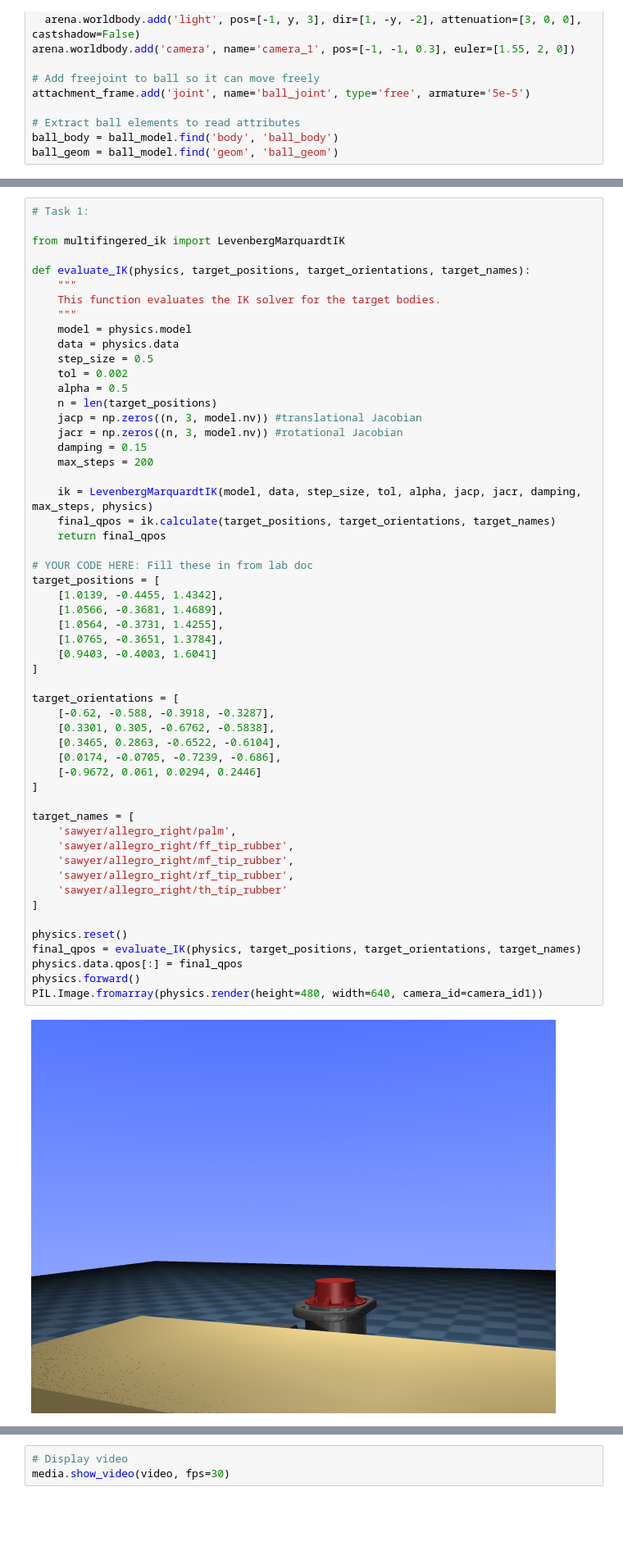
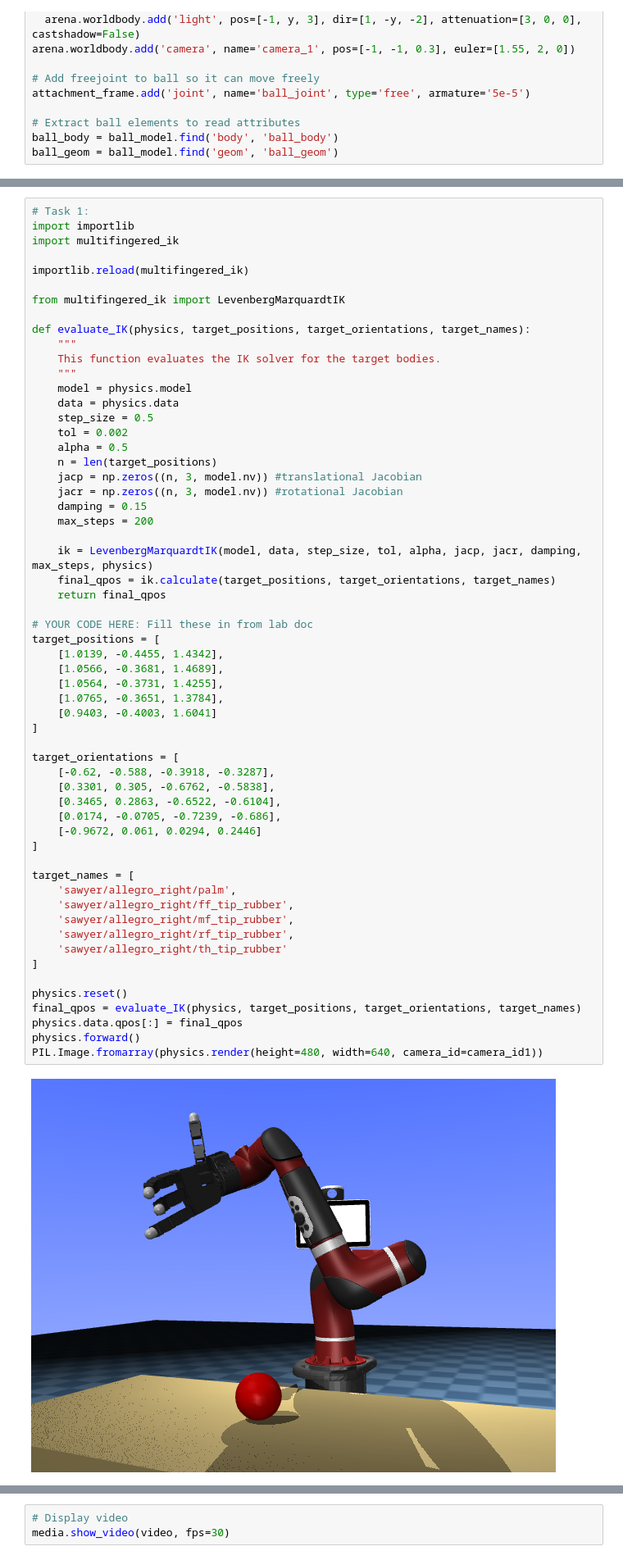
Before and after one commit to YingK8/eeca106b-project, a Jupyter notebook: project4a/main.ipynb, the cells around one changed output, grey strips where cells are left out. Shown at 82% size. Cells and saved outputs as stored; diff of their text form; blank space fills up the shorter version.

```diff
--- a/project4a/main.ipynb
+++ b/project4a/main.ipynb
@@ -210,5 +235,9 @@ PIL.Image.fromarray(physics.render(height=480, width=640, camera_id=camera_id1))
 # %%
 # Task 1:
+import importlib
+import multifingered_ik
+
+importlib.reload(multifingered_ik)
 
 from multifingered_ik import LevenbergMarquardtIK
 
@@ -235,34 +264,34 @@ def evaluate_IK(physics, target_positions, target_orientations, target_names):
 target_positions = [
     [1.0139, -0.4455, 1.4342],
     [1.0566, -0.3681, 1.4689],
     [1.0564, -0.3731, 1.4255],
     [1.0765, -0.3651, 1.3784],
     [0.9403, -0.4003, 1.6041]
 ]
 
 target_orientations = [
     [-0.62, -0.588, -0.3918, -0.3287],
     [0.3301, 0.305, -0.6762, -0.5838],
     [0.3465, 0.2863, -0.6522, -0.6104],
     [0.0174, -0.0705, -0.7239, -0.686],
     [-0.9672, 0.061, 0.0294, 0.2446]
 ]
 
 target_names = [
     'sawyer/allegro_right/palm',
     'sawyer/allegro_right/ff_tip_rubber',
     'sawyer/allegro_right/mf_tip_rubber',
     'sawyer/allegro_right/rf_tip_rubber',
     'sawyer/allegro_right/th_tip_rubber'
 ]
 
 physics.reset()
 final_qpos = evaluate_IK(physics, target_positions, target_orientations, target_names)
 physics.data.qpos[:] = final_qpos
 physics.forward()
 PIL.Image.fromarray(physics.render(height=480, width=640, camera_id=camera_id1))
 # %% [output]
-[figure, old version]
+[figure, new version]
 # %%
 # Task 2:
 # Note: your solution to task 1 must be correct for this starter code to work
```
Also changed, not shown: parts of 4 cells of this notebook, 1 other file.
